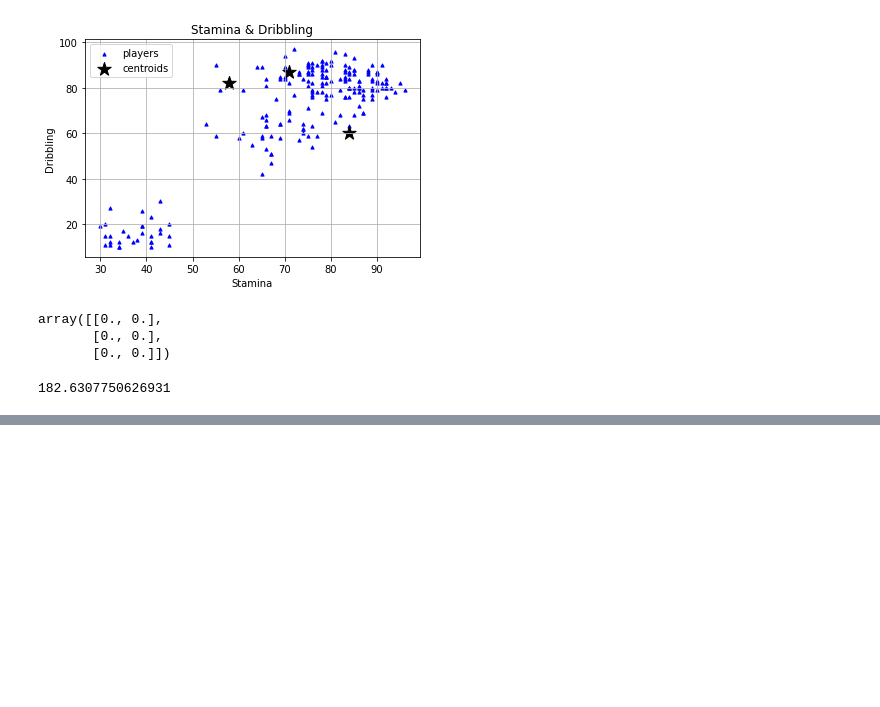
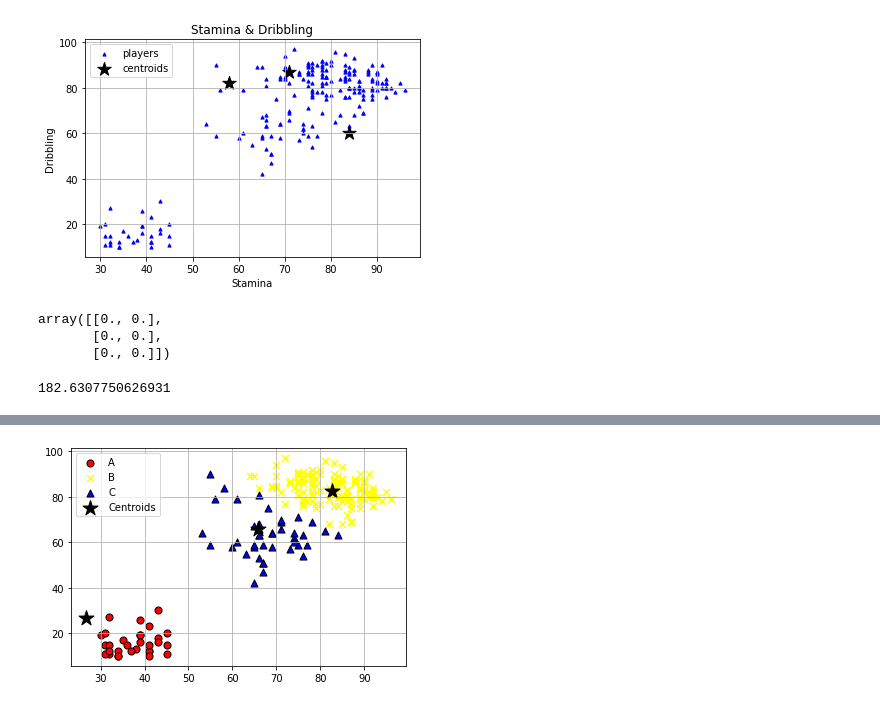
Before and after one commit to bmt0106/bmt_python, a Jupyter notebook: 수학_기계학습2.ipynb, the cells around one changed output, grey strips where cells are left out. Cells and saved outputs as stored; diff of their text form; code cells hidden in the pictures; blank space fills up the shorter version.

```diff
--- a/수학_기계학습2.ipynb
+++ b/수학_기계학습2.ipynb
@@ -358,0 +340,22 @@ while flag != 0:
+# %%
+# 결과를 시각화 하기
+
+import matplotlib.pyplot as plt
+
+# 1번 군집
+plt.scatter(X[clusters == 0, 0], X[clusters == 0, 1], s = 50, c = 'red', marker = 'o', edgecolor = 'black', label = 'A')
+
+# 2번 군집
+plt.scatter(X[clusters == 1, 0], X[clusters == 1, 1], s = 50, c = 'yellow', marker = 'x', edgecolor = 'black', label = 'B')
+
+# 3번 군집
+plt.scatter(X[clusters == 2, 0], X[clusters == 2, 1], s = 50, c = 'blue', marker = '^', edgecolor = 'black', label = 'C')
+
+# 군집 중심 좌표
+plt.scatter(C[:,0],C[:,1], s= 250, marker='*', c='black', edgecolor='black',label='Centroids')
+
+plt.legend()
+plt.grid()
+plt.show()
+# %% [output]
+[figure, added]
```
Also changed, not shown: parts of 1 cell of this notebook.
